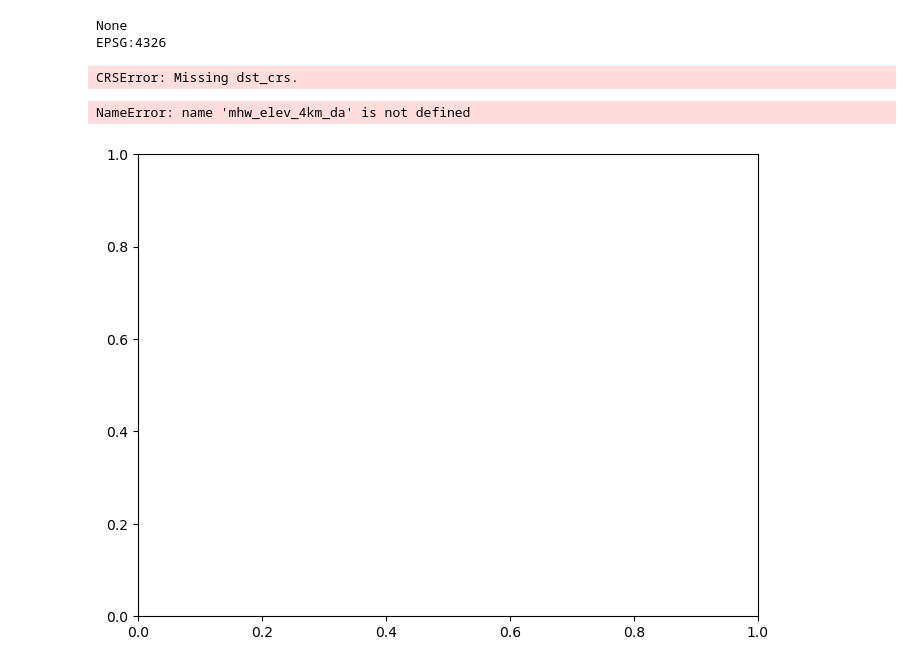
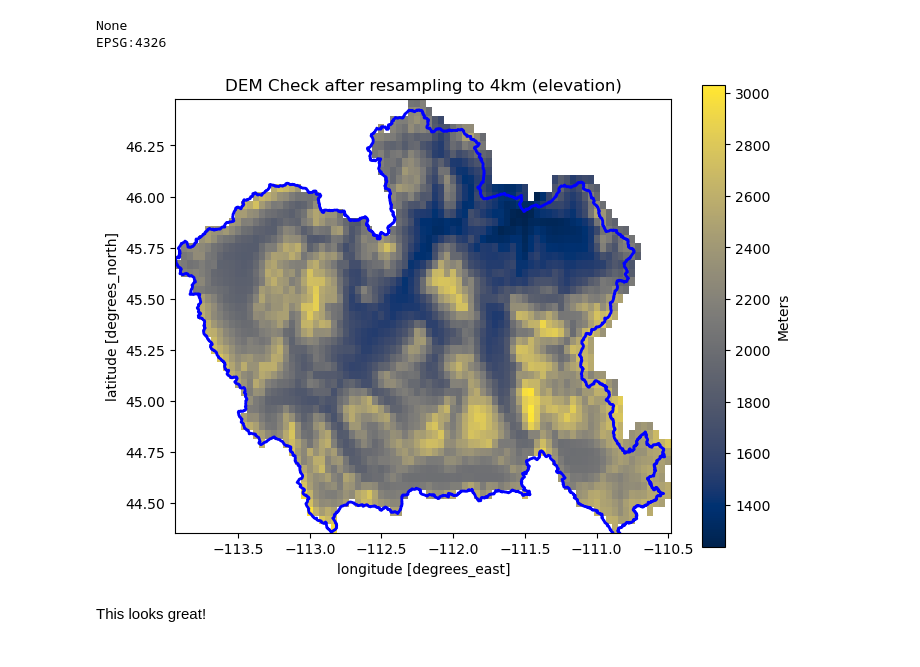
Before and after one commit to rainihelmstadter/snow-drought-modeling, a Jupyter notebook: code/03-dem-download.ipynb, the cells around one changed output. Saved outputs shown, nothing was run; the diff lists cells and outputs as text; code cells hidden in the pictures.

Commit message:
completed DEM resampling, saved files

```diff
--- a/code/03-dem-download.ipynb
+++ b/code/03-dem-download.ipynb
@@ -251,28 +247,33 @@ None
 EPSG:4326
 # %%
 # resample elevation to mhw
-mhw_elev_4km_da = mhw_elevation_da.rio.reproject_match(prism_template, resampling=Resampling.average)
+mhw_elev_4km_raw = mhw_elevation_da.rio.reproject_match(prism_template, resampling=Resampling.average)
+
+# reclip to boundary area
+mhw_elev_4km_da = mhw_elev_4km_raw.rio.clip(
+    mhw_train_gdf.geometry,
+    crs = mhw_train_gdf.crs
+)
-# %% [output]
-CRSError: Missing dst_crs.
 # %%
 # visualize to check data
 
 # set up plot
 fig, ax = plt.subplots(figsize=(8,6))
 
 # plot first timestep of prism data
 mhw_elev_4km_da.plot(
     ax=ax,
     cmap='cividis',
     cbar_kwargs = {'label': 'Meters'})
 
 # overlay MHW boundary
 mhw_gdf.plot(ax=ax, facecolor = 'none', edgecolor = 'blue', linewidth= 2)
-plt.title('DEM Check aafter resampling to 4km (elevation)')
+plt.title('DEM Check after resampling to 4km (elevation)')
 plt.show()
 # %% [output]
-NameError: name 'mhw_elev_4km_da' is not defined
-[figure, old version]
+[figure, new version]
+# %% [markdown]
+This looks great!
 # %%
 # resample slope
 
```
Also changed, not shown: parts of 14 cells of this notebook.
